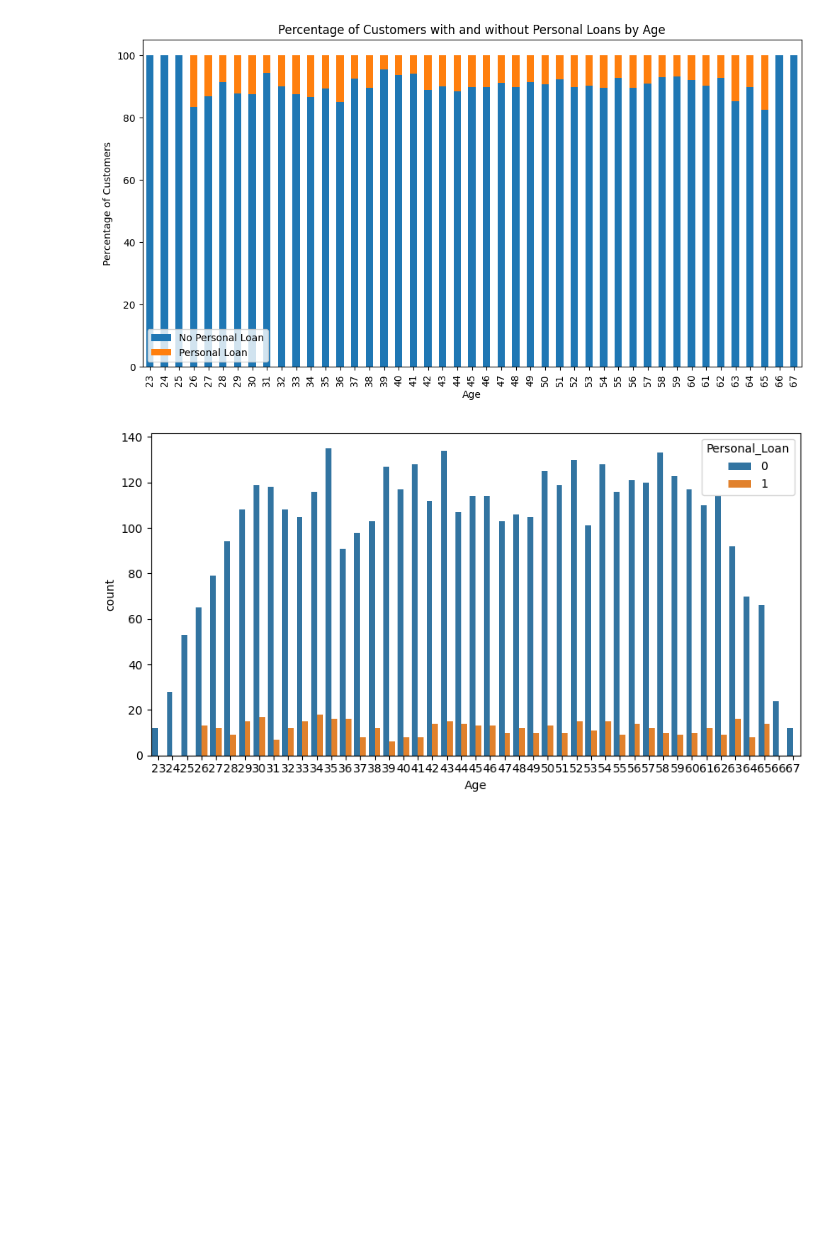
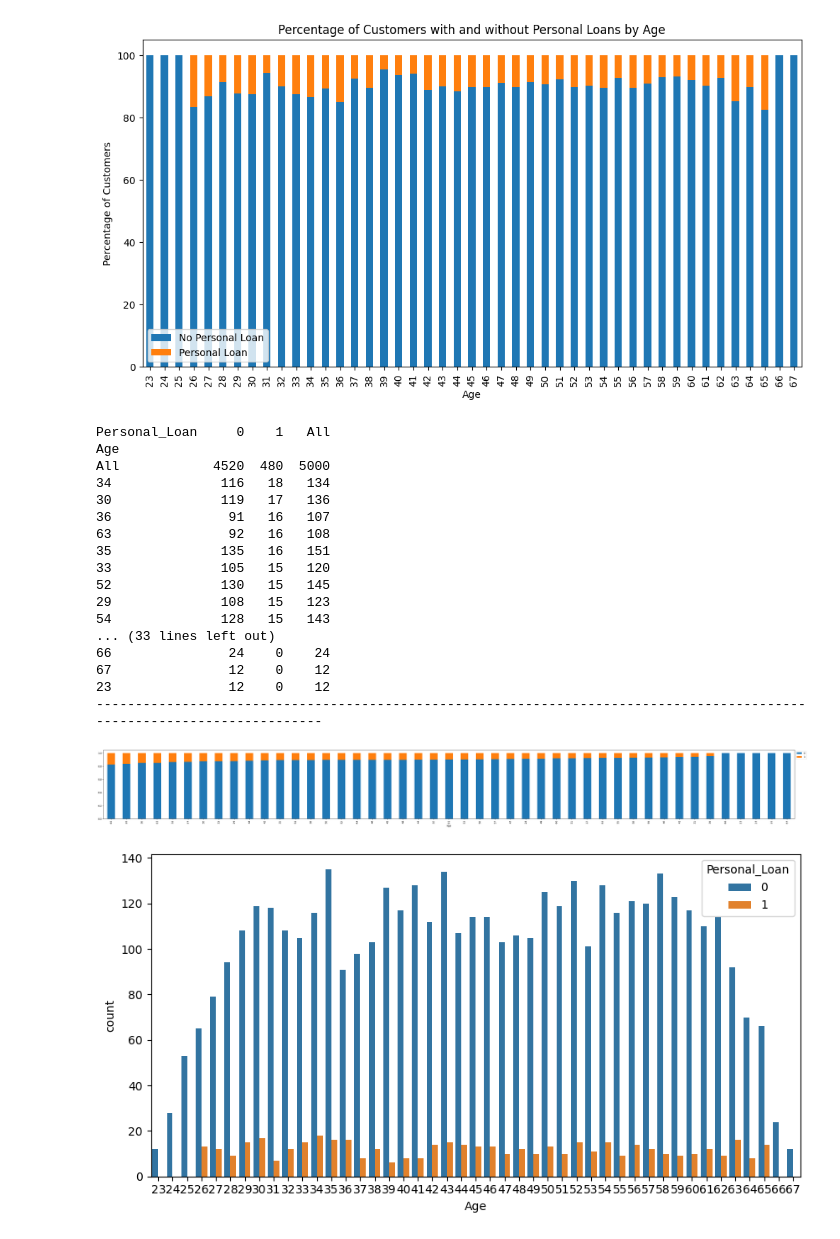
Before and after one commit to braju78/pythonFundamentals, a Jupyter notebook: ML-PROJECT - Loan Modeling/AIML_ML_Project_full_code_notebook.ipynb, the cells around one changed output. Cells and saved outputs as stored; diff of their text form; code cells hidden in the pictures; blank space fills up the shorter version.

```diff
--- a/ML-PROJECT - Loan Modeling/AIML_ML_Project_full_code_notebook.ipynb
+++ b/ML-PROJECT - Loan Modeling/AIML_ML_Project_full_code_notebook.ipynb
@@ -393,6 +413,27 @@ ax.legend(['No Personal Loan', 'Personal Loan'])
 plt.show()
 # %% [output]
 [figure]
+# %%
+stacked_barplot(data, 'Age', 'Personal_Loan')
+# %% [output]
+Personal_Loan     0    1   All
+Age
+All            4520  480  5000
+34              116   18   134
+30              119   17   136
+36               91   16   107
+63               92   16   108
+35              135   16   151
+33              105   15   120
+52              130   15   145
+29              108   15   123
+54              128   15   143
+... (33 lines left out)
+66               24    0    24
+67               12    0    12
+23               12    0    12
+------------------------------------------------------------------------------------------------------------------------
+[figure, added]
 # %%
 
 plt.figure(figsize=(10,5))
```
Also changed, not shown: parts of 12 cells of this notebook.
